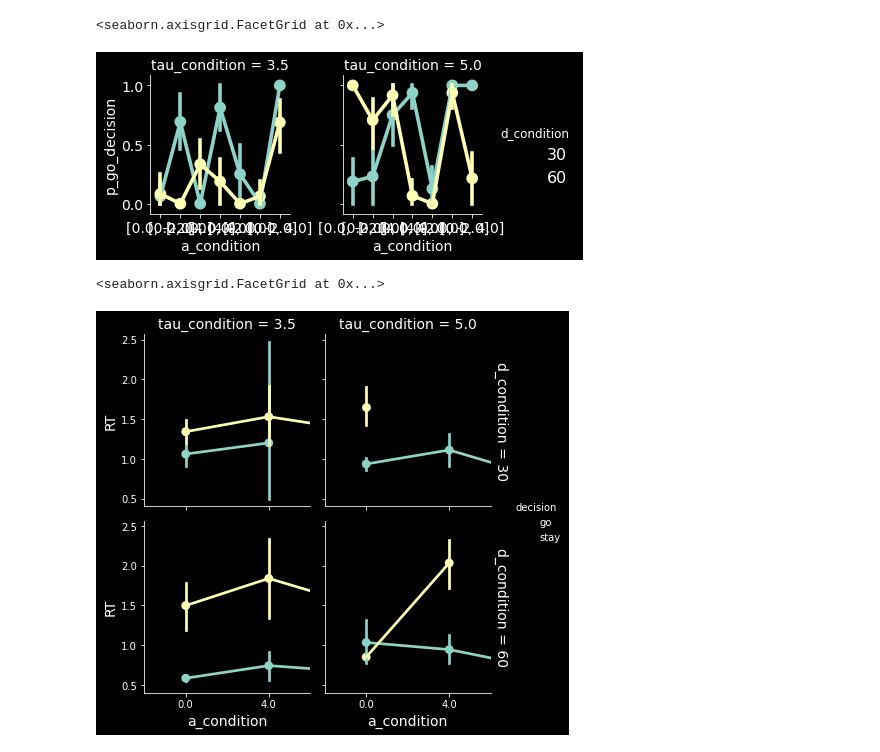
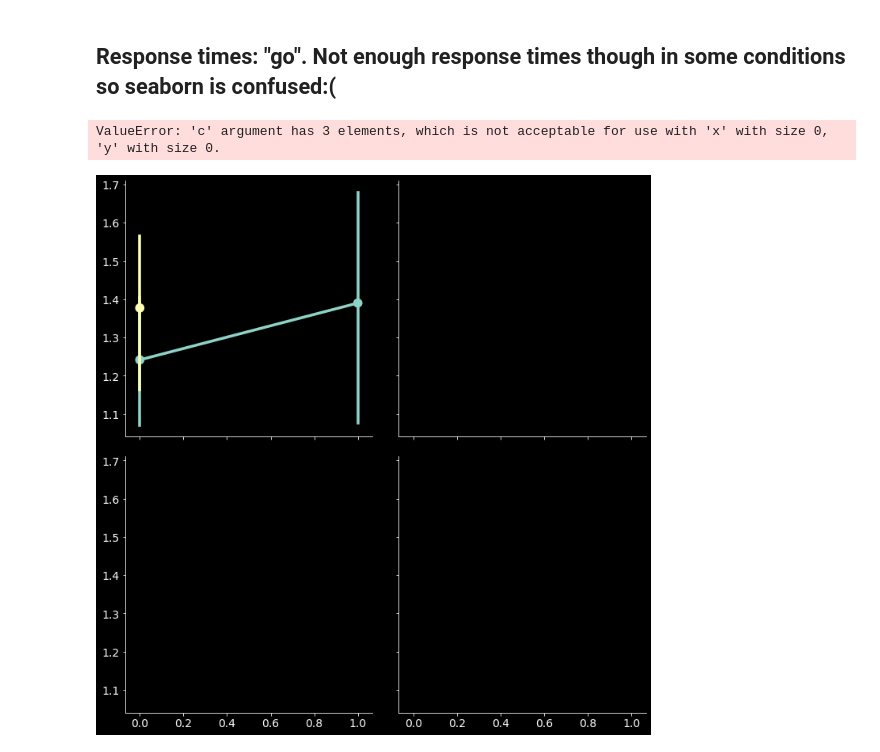
Before and after one commit to tud-hri/nudging-humans-in-traffic, a Jupyter notebook: data_analysis/pilot0_results.ipynb, the cells around one changed output. Saved outputs shown, nothing was run; the diff lists cells and outputs as text; code cells hidden in the pictures.

```diff
--- a/data_analysis/pilot0_results.ipynb
+++ b/data_analysis/pilot0_results.ipynb
@@ -50,14 +48,8 @@ sns.catplot(data=data, x="a_0", y="p_go_decision", row="d_condition", col="tau_c
-# %%
-g = sns.FacetGrid(data, col="tau_condition", hue="d_condition", margin_titles=True)
-g.map(sns.pointplot, "a_condition", "p_go_decision")
-g.add_legend()
-# %% [output]
-<seaborn.axisgrid.FacetGrid at 0x...>
-[figure, removed]
-# %%
-g = sns.FacetGrid(data, row="d_condition", col="tau_condition", hue="decision", margin_titles=True)
-g.map(sns.pointplot, "a_condition", "RT")
-g.add_legend()
-# %% [output]
-<seaborn.axisgrid.FacetGrid at 0x...>
-[figure, removed]
+# %% [markdown]
+## Response times: "go". Not enough response times though in some conditions so seaborn is confused:(
+# %%
+sns.catplot(data=data[data.decision=="go"], x="a_0", y="RT", row="d_condition", col="tau_condition",
+            hue="a_1", kind="point", estimator=np.nanmean)
+# %% [output]
+ValueError: 'c' argument has 3 elements, which is not acceptable for use with 'x' with size 0, 'y' with size 0.
+[figure, added]
```
Also changed, not shown: parts of 10 cells of this notebook, 2 other files.
